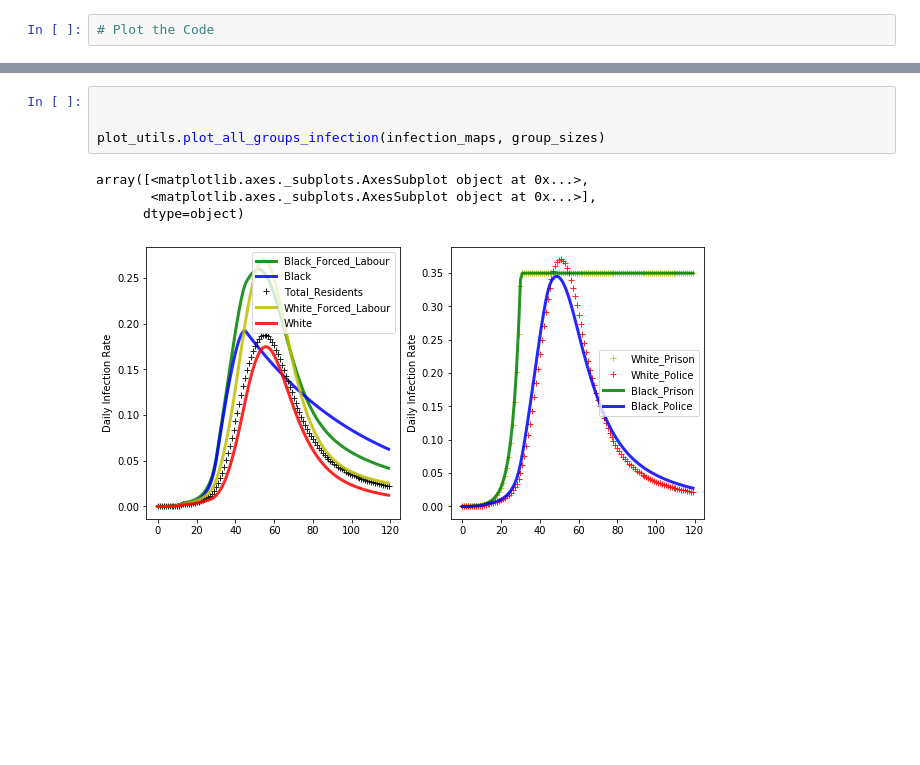
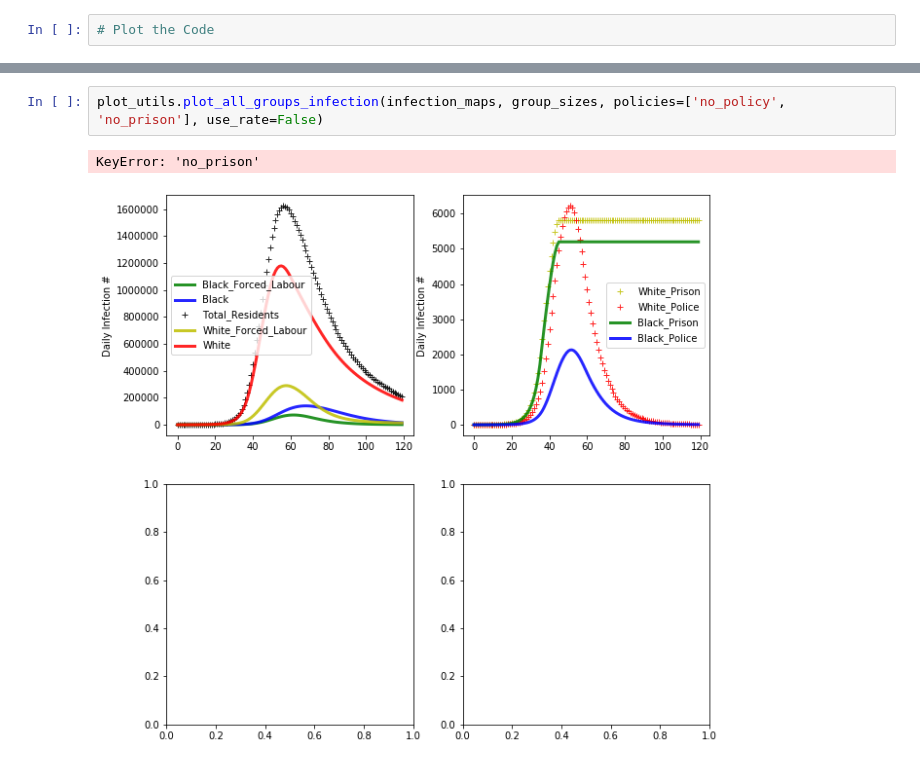
Before and after one commit to mmeyer717/CPE-COVID-disparities, a Jupyter notebook: model/Model.ipynb, the cells around one changed output, grey strips where cells are left out. Cells and saved outputs as stored; diff of their text form; blank space fills up the shorter version.

```diff
--- a/model/Model.ipynb
+++ b/model/Model.ipynb
@@ -238,11 +222,7 @@ array([<matplotlib.axes._subplots.AxesSubplot object at 0x...>,
-# %%
-
-
-plot_utils.plot_all_groups_infection(infection_maps, group_sizes)
-# %% [output]
-array([<matplotlib.axes._subplots.AxesSubplot object at 0x...>,
-       <matplotlib.axes._subplots.AxesSubplot object at 0x...>],
-      dtype=object)
-[figure, removed]
+# %%
+plot_utils.plot_all_groups_infection(infection_maps, group_sizes, policies=['no_policy', 'no_prison'], use_rate=False)
+# %% [output]
+KeyError: 'no_prison'
+[figure, added]
 # %%
 plot_utils.make_susceptable_plot_racial_dif(s_maps, group_sizes, f'Black Cumulative Infections - White Cumulative Infections')
```
Also changed, not shown: parts of 10 cells of this notebook, 6 other files.
